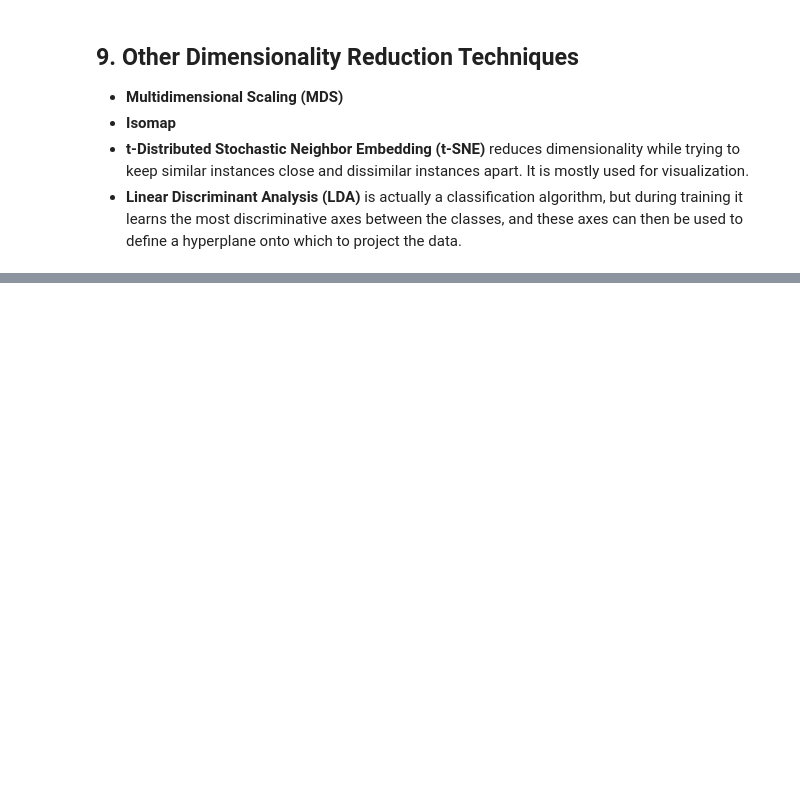
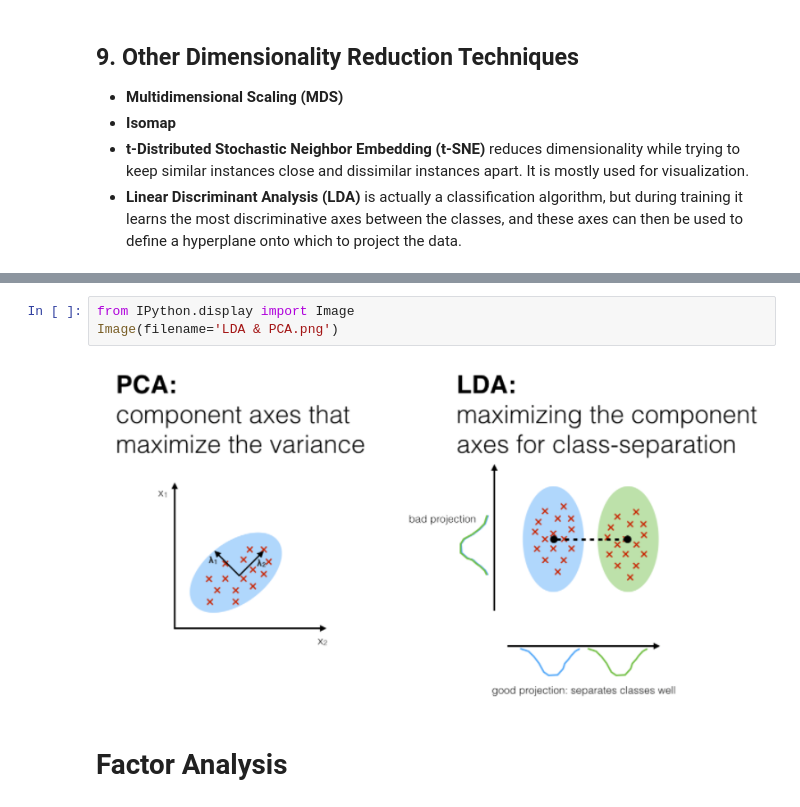
Before and after one commit to XuefeiY/Machine-Learning-Notes, a Jupyter notebook: Principal Component Analysis/Principal Component Analysis.ipynb, the cells around one changed output, grey strips where cells are left out. Drawn from its saved outputs; the diff is of its cells as text; blank space fills up the shorter version.

```diff
--- a/Principal Component Analysis/Principal Component Analysis.ipynb
+++ b/Principal Component Analysis/Principal Component Analysis.ipynb
@@ -150,2 +322,9 @@ __Cons__:
+# %%
+from IPython.display import Image
+Image(filename='LDA & PCA.png')
+# %% [output]
+[figure, added]
+# %% [markdown]
+# Factor Analysis
 # %% [markdown]
 ## Reference
```
Also changed, not shown: parts of 8 cells of this notebook, 2 other files.
